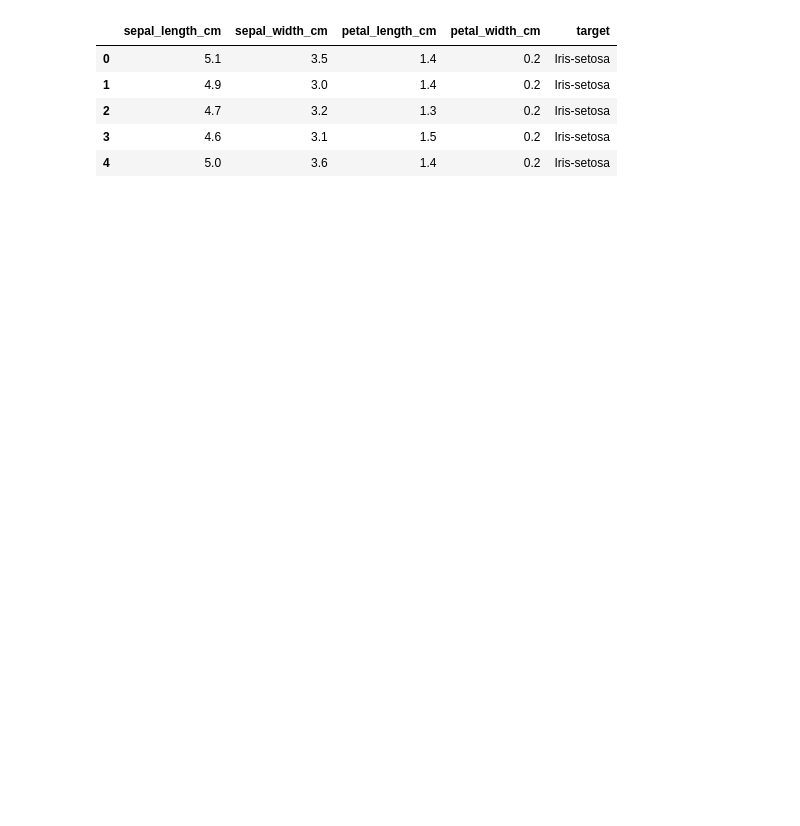
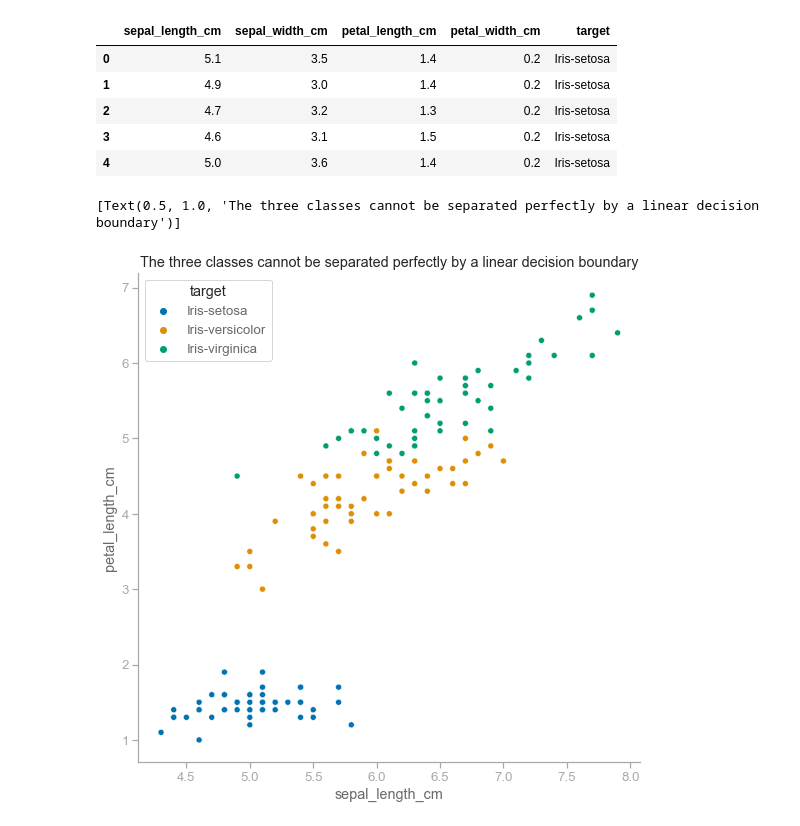
Before and after one commit to MirjamKirchner/python-machine-learning, a Jupyter notebook: ch02/notebooks/explore_data.ipynb, the cells around one changed output. Saved outputs shown, nothing was run; the diff lists cells and outputs as text; code cells hidden in the pictures; blank space fills up the shorter version.

```diff
--- a/ch02/notebooks/explore_data.ipynb
+++ b/ch02/notebooks/explore_data.ipynb
@@ -9,5 +11,5 @@ from config import PATH_TO_DATA
 # %%
-ftraining_data = "iris.data"
+ftraining_data = "raw_iris.data"
 colnames = ["sepal_length_cm", "sepal_width_cm", "petal_length_cm", "petal_width_cm", "target"]
 # %%
 training_data = pd.read_csv(os.path.join(PATH_TO_DATA, ftraining_data), header=None, names=colnames)
@@ -20,3 +22,9 @@ training_data.head()
 | 2 | 4.7 | 3.2 | 1.3 | 0.2 | Iris-setosa |
 | 3 | 4.6 | 3.1 | 1.5 | 0.2 | Iris-setosa |
 | 4 | 5.0 | 3.6 | 1.4 | 0.2 | Iris-setosa |
+# %%
+g = sns.scatterplot(x="sepal_length_cm", y="petal_length_cm", hue="target", data=training_data)
+g.set(title="The three classes cannot be separated perfectly by a linear decision boundary")
+# %% [output]
+[Text(0.5, 1.0, 'The three classes cannot be separated perfectly by a linear decision boundary')]
+[figure, added]
```
Also changed, not shown: parts of 2 cells of this notebook, 3 other files.
